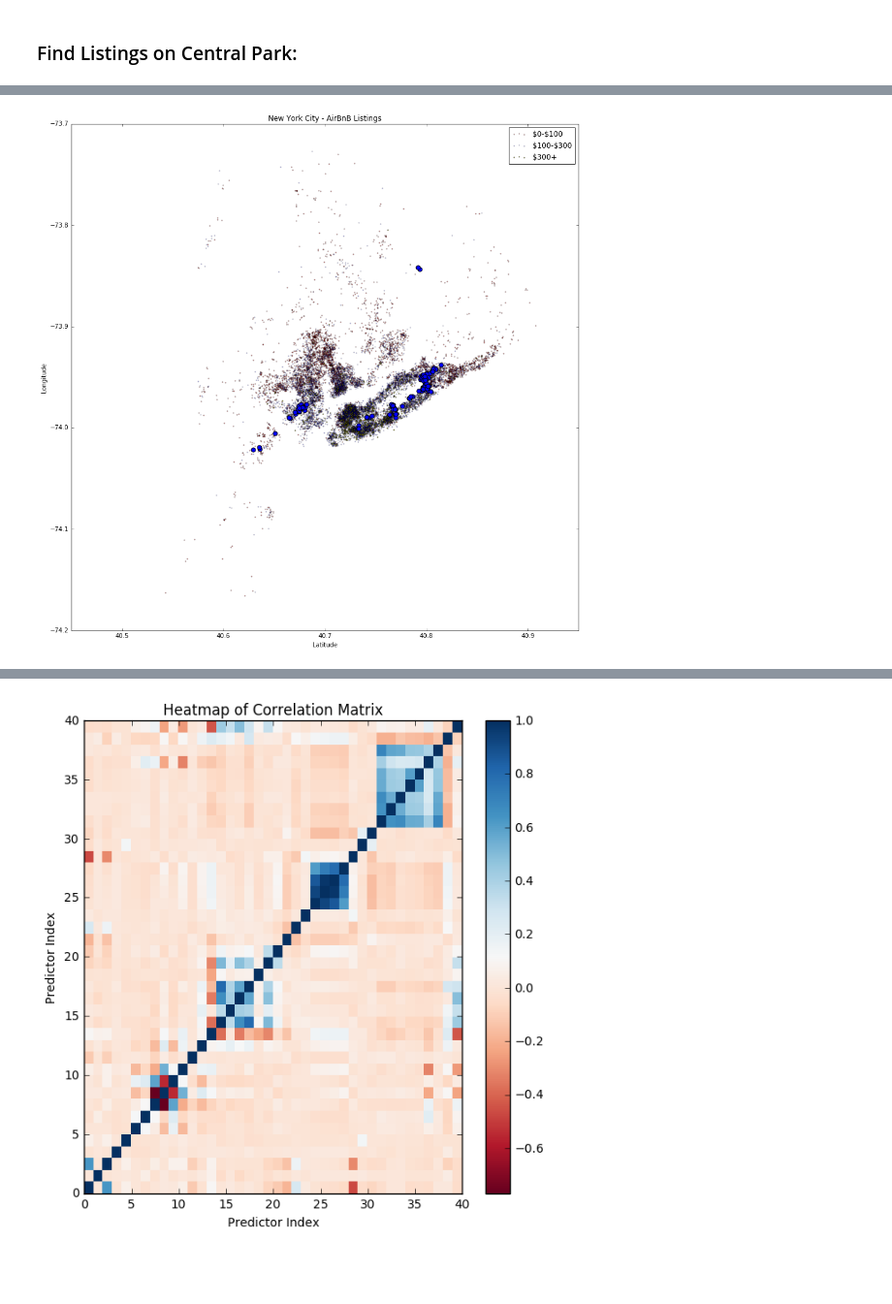
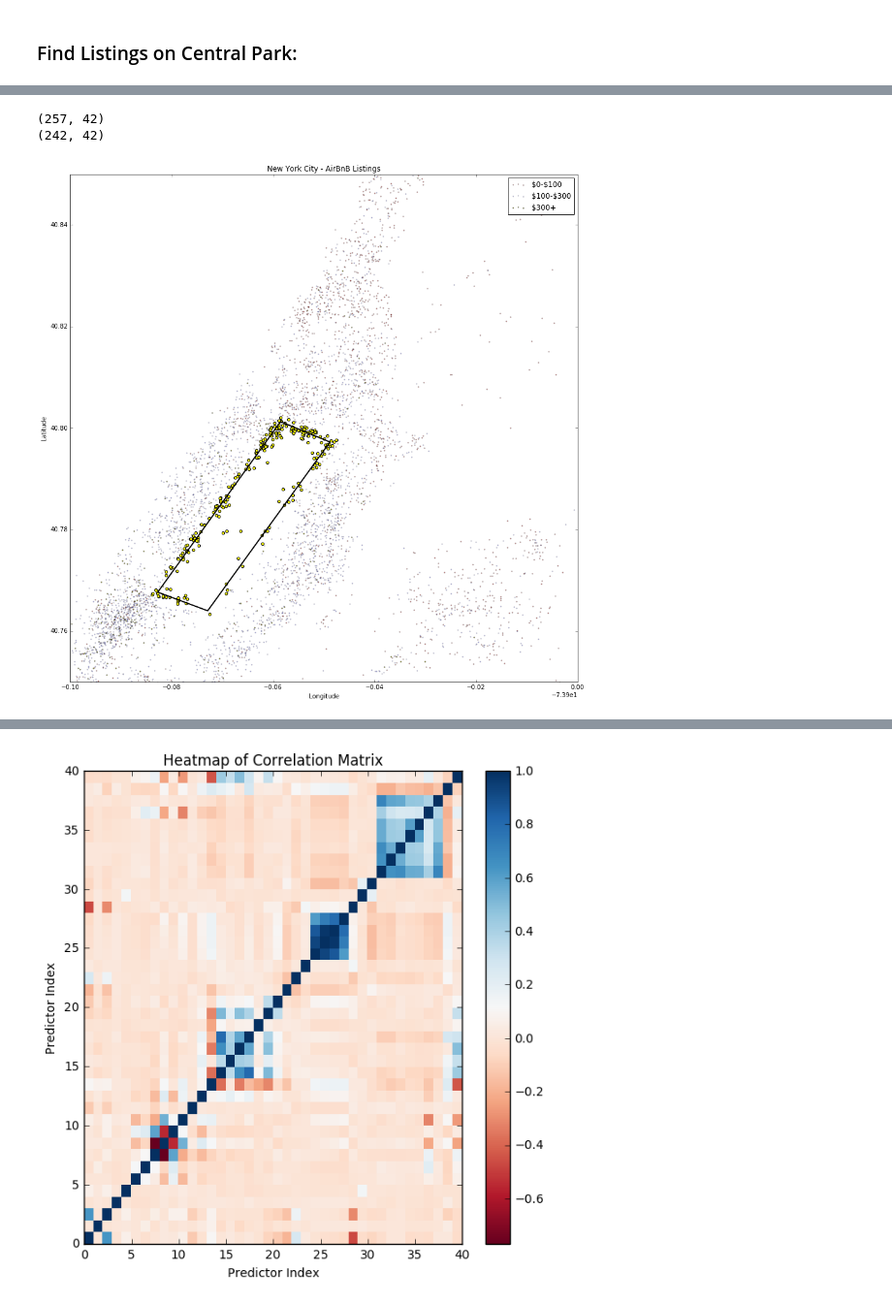
Before and after one commit to dino-rodriguez/optibnb, a Jupyter notebook: airbnb_data.ipynb, the cells around one changed output, grey strips where cells are left out. Shown at 97% size. Cells and saved outputs as stored; diff of their text form; code cells hidden in the pictures; blank space fills up the shorter version.

Commit message:
maps and parks

```diff
--- a/airbnb_data.ipynb
+++ b/airbnb_data.ipynb
@@ -218,7 +218,7 @@ buckets = []
 for i in range(0, len(intervals) - 1):
     buckets.append(x[(x['price'] > intervals[i]) & (x['price'] < intervals[i+1])])
 
-colors = ['red', 'blue', 'yellow', 'cyan', 'cyan', 'purple']
+colors = ['red', 'blue', 'yellow', 'cyan', 'pink', 'purple']
 alphas = [.3,.2,.5,1,.4,.2]
 
 # Plot listings on scatter
@@ -274,22 +259,65 @@ ValueError: only 2 non-keyword arguments accepted
+# %%
+from matplotlib.path import Path
+import matplotlib.patches as patches
+
+verts = [
+    (-73.958546, 40.801266),
+    (-73.948807, 40.797251),
+    (-73.972904, 40.764011),
+    (-73.982735, 40.767682),
+    (0., 0.), # ignored
+        ]
+
+codes = [Path.MOVETO,
+         Path.LINETO,
+         Path.LINETO,
+         Path.LINETO,
+         Path.CLOSEPOLY,
+         ]
+
+path = mplPath.Path(verts, codes)
+patch = patches.PathPatch(path,facecolor = 'none', lw=2)
+
+on_park = []
+for index, row in x.iterrows():
+    on_park.append(path.contains_point((row['longitude'], row['latitude']) , radius = -.002))
+
+
+x['on_park'] = on_park
+park = x[x['on_park'] == True]
+
+print park.shape
+
+# Remove non-exact entries
+park = park[park['is_location_exact'] == 't']
+print park.shape
+# %% [output]
+(257, 42)
+(242, 42)
 # %%
 # Plot listings on scatter
-plt.figure(figsize=(15, 15))
+fig = plt.figure(figsize=(15, 15))
+ax = fig.add_subplot(111)
 
+# Plot all listings by price bucket
 for i in range(0, len(buckets)):
-    plt.scatter(buckets[i]['latitude'], buckets[i]['longitude'], alpha = alphas[i], c=colors[i], s=2)
+    ax.scatter(buckets[i]['longitude'], buckets[i]['latitude'], alpha = alphas[i], c=colors[i], s=2)
 
-plt.scatter(park['latitude'], park['longitude'], s=50, alpha = 1)
+# Plot Central Park Listings
+ax.scatter(park['longitude'], park['latitude'], s=20, alpha = 1, c='yellow')
 
-plt.title('New York City - AirBnB Listings')
-plt.xlabel('Latitude')
-plt.ylabel('Longitude')
-plt.legend(labels=leg_labels, loc = 'best')
-plt.ylim(-74.2,-73.7)
-plt.xlim(40.45,40.95)
+# Figure attributes
+ax.set_title('New York City - AirBnB Listings')
+ax.set_xlabel('Longitude')
+ax.set_ylabel('Latitude')
+ax.legend(labels=leg_labels, loc = 'best')
+ax.add_patch(patch)
+ax.set_xlim(-74,-73.9)
+ax.set_ylim(40.75,40.85)
 
 plt.show()
 # %% [output]
-[figure, old version]
+[figure, new version]
 # %%
 # encode_categorical
 #
```
Also changed, not shown: parts of 2 cells of this notebook.
